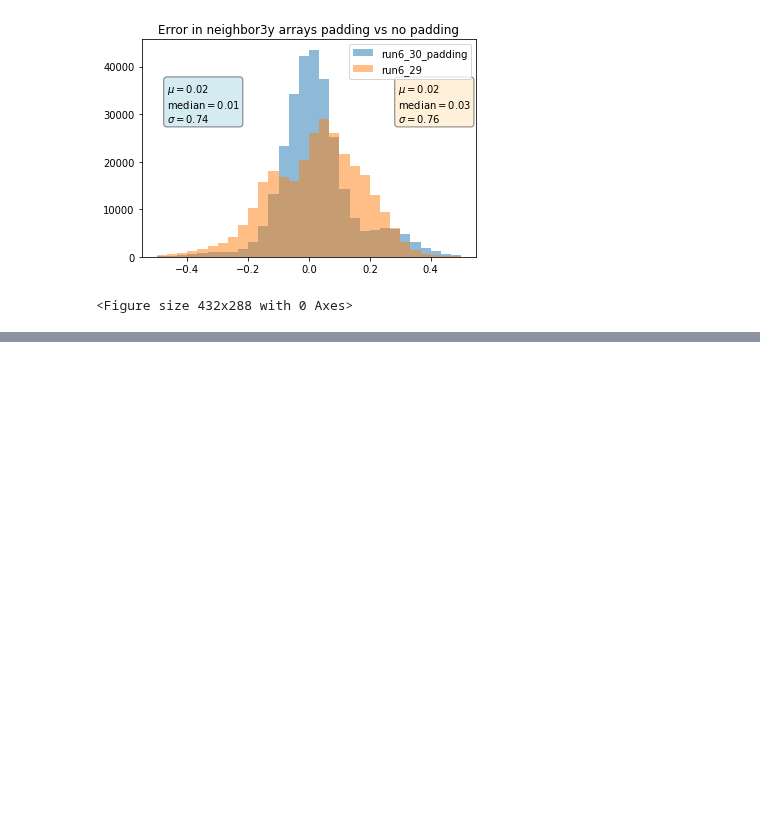
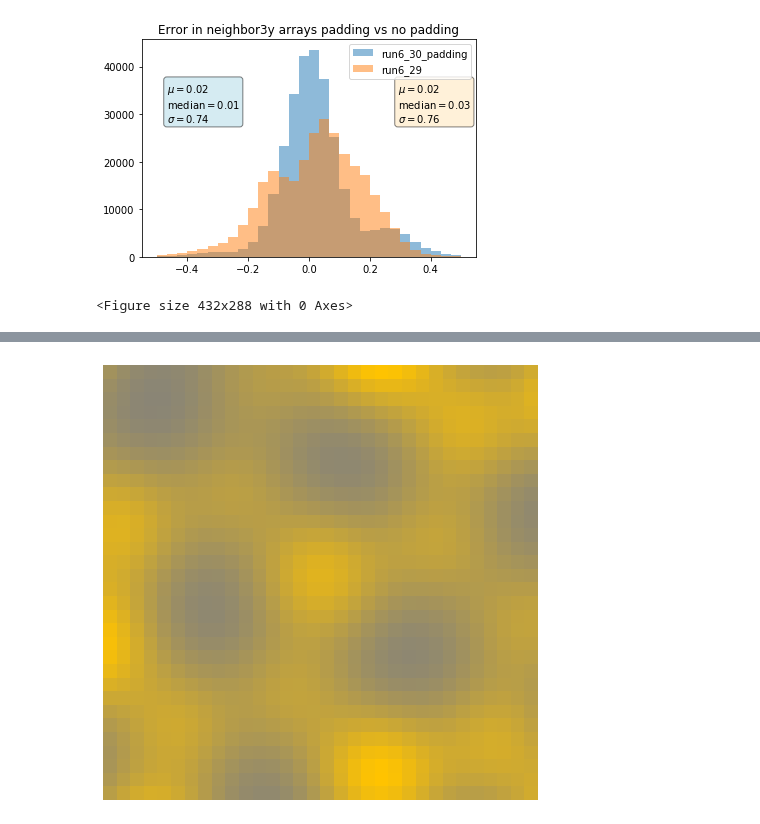
Before and after one commit to DanielMGlazer/HexogonalMLProject, a Jupyter notebook: Image predictions.ipynb, the cells around one changed output, grey strips where cells are left out. Cells and saved outputs as stored; diff of their text form; code cells hidden in the pictures; blank space fills up the shorter version.

Commit message:
New training set with horizontal stretching

```diff
--- a/Image predictions.ipynb
+++ b/Image predictions.ipynb
@@ -306,3 +306,85 @@ def plot_test_labels_3d():
     ax.scatter3D(neighbors_t[0][0],neighbors_t[0][1],height,'o',color='xkcd:dark red',s=s)
     ax.scatter3D(neighbors_t[1][0],neighbors_t[1][1],height,'o',color='xkcd:dark green',s=s)
     ax.scatter3D(neighbors_t[2][0],neighbors_t[2][1],height,'o',color='xkcd:dark blue',s=s)
+# %%
+#ARRAY:Loads in a single testing image and plots its prediction vs true labels
+model_name='run6_30_padding'
+test_dataset_dir ='\\Users\\danie\\Penn_State_REU_Jupyter\\Hexagon ML Project GitHub\\Training_set_6_29'
+prediction_dir=os.path.join("Training_Set_Predictions",model_name)
+dft = pd.read_csv(os.path.join(test_dataset_dir,"training_dataframe.csv"))
+dfp= pd.read_csv(os.path.join(prediction_dir,"predictions_dataframe.csv"))
+
+
+
+
+index=15134
+im_filename=dft['filename'][index]
+atom_size=dft['atom_size'][index]
+corr=dft['corr'][index]+.1
+
+
+test_im=np.load(os.path.join(test_dataset_dir,im_filename))
+
+label_names=['x_coord','y_coord','neighbor1x','neighbor1y','neighbor2x','neighbor2y','neighbor3x','neighbor3y']
+test_labels=dft[label_names].loc[index].to_numpy()
+prediction_labels=dfp[label_names].loc[index].to_numpy()
+
+center_atom_t,neighbors_t=split_label(test_labels)
+center_atom,neighbors=split_label(prediction_labels)
+
+#os.makedirs(os.path.join('Prediction_Plots',datetime.datetime.now().strftime("%m_%d")))
+prediction_plots_dir=os.path.join('Prediction_Plots',datetime.datetime.now().strftime("%m_%d"))
+
+
+%matplotlib inline
+im=STMImage(test_im)
+fig = plt.figure(figsize = (8, 8))
+ax = plt.subplot(1,1,1)
+ax.imshow(im.image)
+ax.axis('off')
+#plot_test_labels()
+#plot_labels()
+
+
+
+filtered_im=gaussian_filter(test_im,[3,0])
+im=STMImage(filtered_im)
+fig = plt.figure(figsize = (8, 8))
+ax = plt.subplot(1,1,1)
+ax.imshow(im.image)
+ax.axis('off')
+#plot_test_labels()
+
+
+# %matplotlib notebook
+# z = gaussian_filter(test_im,[0,0])
+# ny,nx = z.shape
+# x = np.linspace(0,nx,nx)
+# y = np.linspace(0,ny,ny)
+# xv, yv = np.meshgrid(x,y)
+# fig=plt.figure(figsize=(10,10))
+# ax=fig.add_subplot(111,projection='3d')
+# height3d=ax.plot_surface(xv,yv,z,linewidth=1,alpha=0.8)
+# plot_labels_3d()
+# plot_test_labels_3d()
+# ax.set_zlabel('z')
+# ax.set_xlabel('x')
+# ax.set_ylabel('y')
+
+
+# z = gaussian_filter(test_im,[0,2])
+# ny,nx = z.shape
+# x = np.linspace(0,nx,nx)
+# y = np.linspace(0,ny,ny)
+# xv, yv = np.meshgrid(x,y)
+# fig=plt.figure(figsize=(10,10))
+# ax=fig.add_subplot(111,projection='3d')
+# height3d=ax.plot_surface(xv,yv,z,linewidth=1,alpha=0.8)
+# #plot_labels_3d()
+# #plot_test_labels_3d()
+# ax.set_zlabel('z')
+# ax.set_xlabel('x')
+# ax.set_ylabel('y')
+
+#plt.savefig(os.path.join(prediction_plots_dir,"small test train_image_"+str(index)+"_"+model_name))
+# %% [output]
@@ -308,0 +392 @@ def plot_test_labels_3d():
+[figure, added]
```
Also changed, not shown: parts of 12 cells of this notebook, 15 other files.
